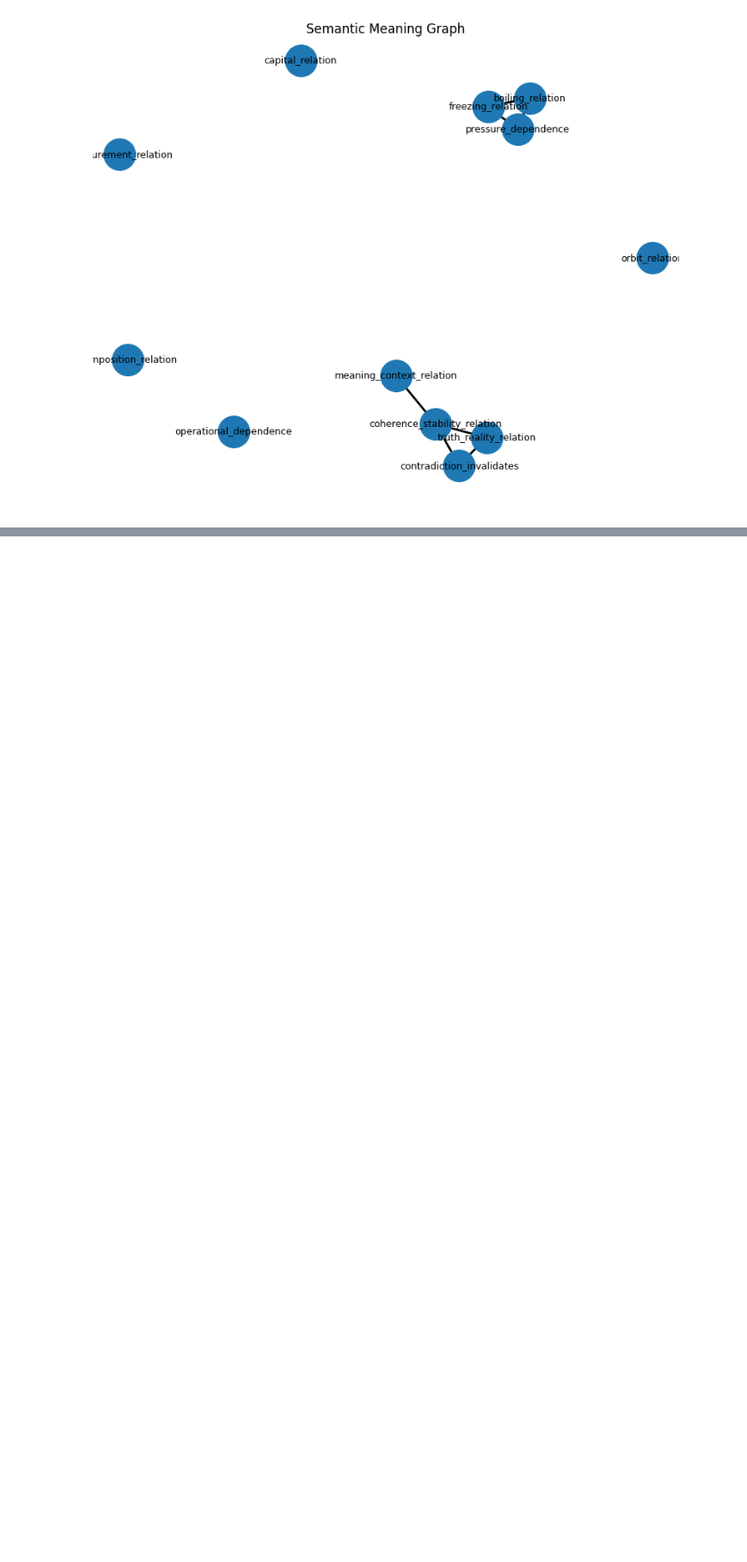
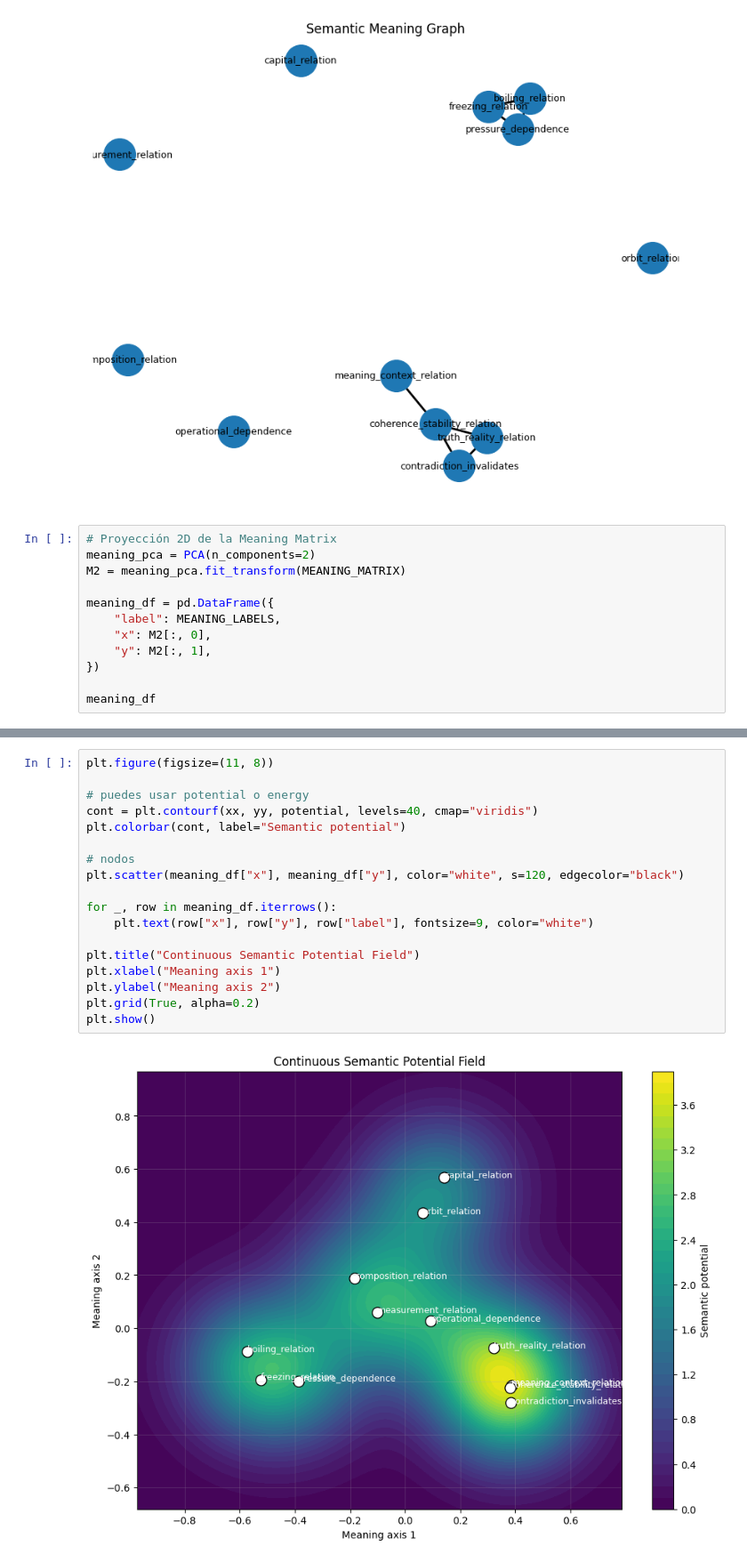
Before and after one commit to rosatisoft/ace-semantic-gateway, a Jupyter notebook: notebooks/ACE_Context_Matrix_—_Semantic_Field_Demo.ipynb, the cells around one changed output, grey strips where cells are left out. Shown at 89% size. Drawn from its saved outputs; the diff is of its cells as text; blank space fills up the shorter version.

```diff
--- a/notebooks/ACE_Context_Matrix_—_Semantic_Field_Demo.ipynb
+++ b/notebooks/ACE_Context_Matrix_—_Semantic_Field_Demo.ipynb
@@ -1001,3 +1001,15 @@ plt.axis("off")
 plt.show()
 # %% [output]
 [figure]
+# %%
+# Proyección 2D de la Meaning Matrix
+meaning_pca = PCA(n_components=2)
+M2 = meaning_pca.fit_transform(MEANING_MATRIX)
+
+meaning_df = pd.DataFrame({
+    "label": MEANING_LABELS,
+    "x": M2[:, 0],
+    "y": M2[:, 1],
+})
+
+meaning_df
@@ -1003,0 +1062,20 @@ plt.show()
+# %%
+plt.figure(figsize=(11, 8))
+
+# puedes usar potential o energy
+cont = plt.contourf(xx, yy, potential, levels=40, cmap="viridis")
+plt.colorbar(cont, label="Semantic potential")
+
+# nodos
+plt.scatter(meaning_df["x"], meaning_df["y"], color="white", s=120, edgecolor="black")
+
+for _, row in meaning_df.iterrows():
+    plt.text(row["x"], row["y"], row["label"], fontsize=9, color="white")
+
+plt.title("Continuous Semantic Potential Field")
+plt.xlabel("Meaning axis 1")
+plt.ylabel("Meaning axis 2")
+plt.grid(True, alpha=0.2)
+plt.show()
+# %% [output]
+[figure, added]
```
Also changed, not shown: parts of 23 cells of this notebook, 1 other file.
